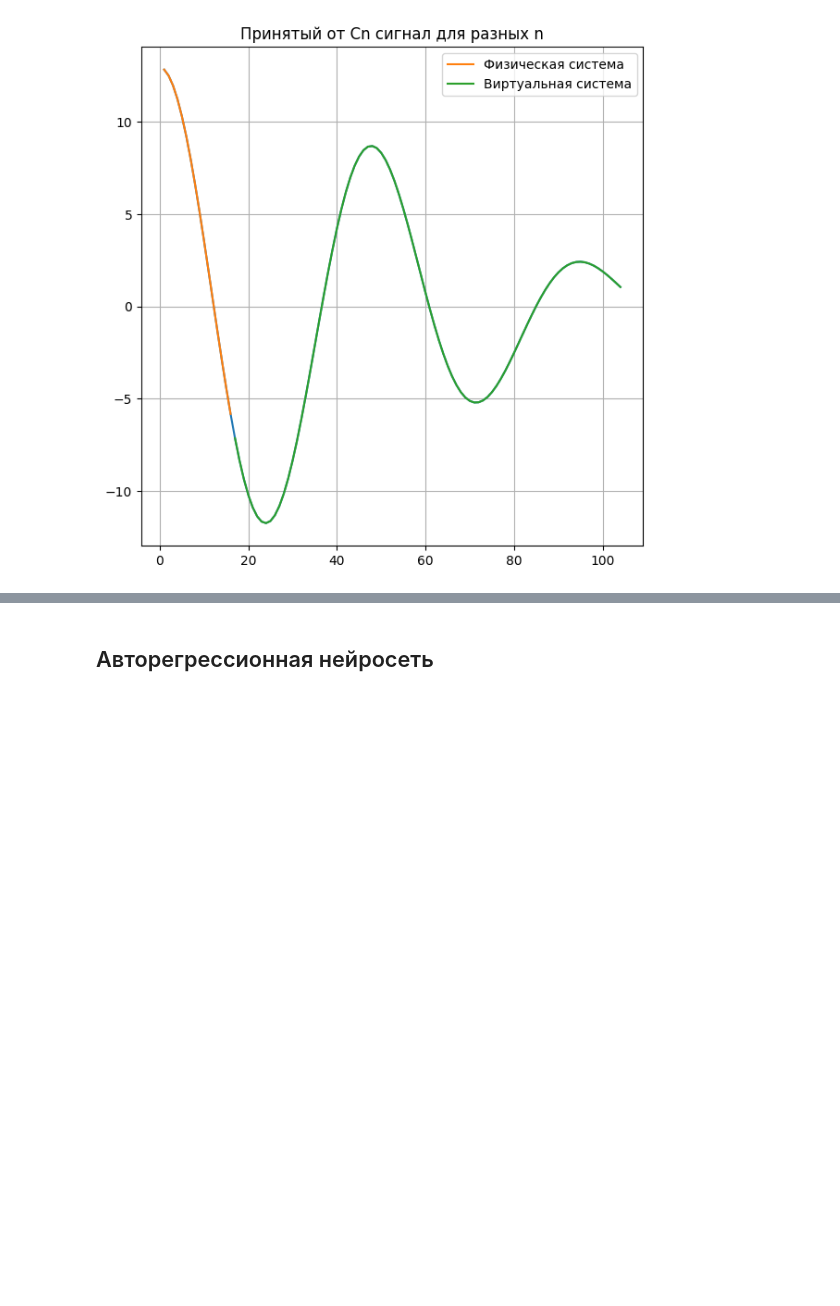
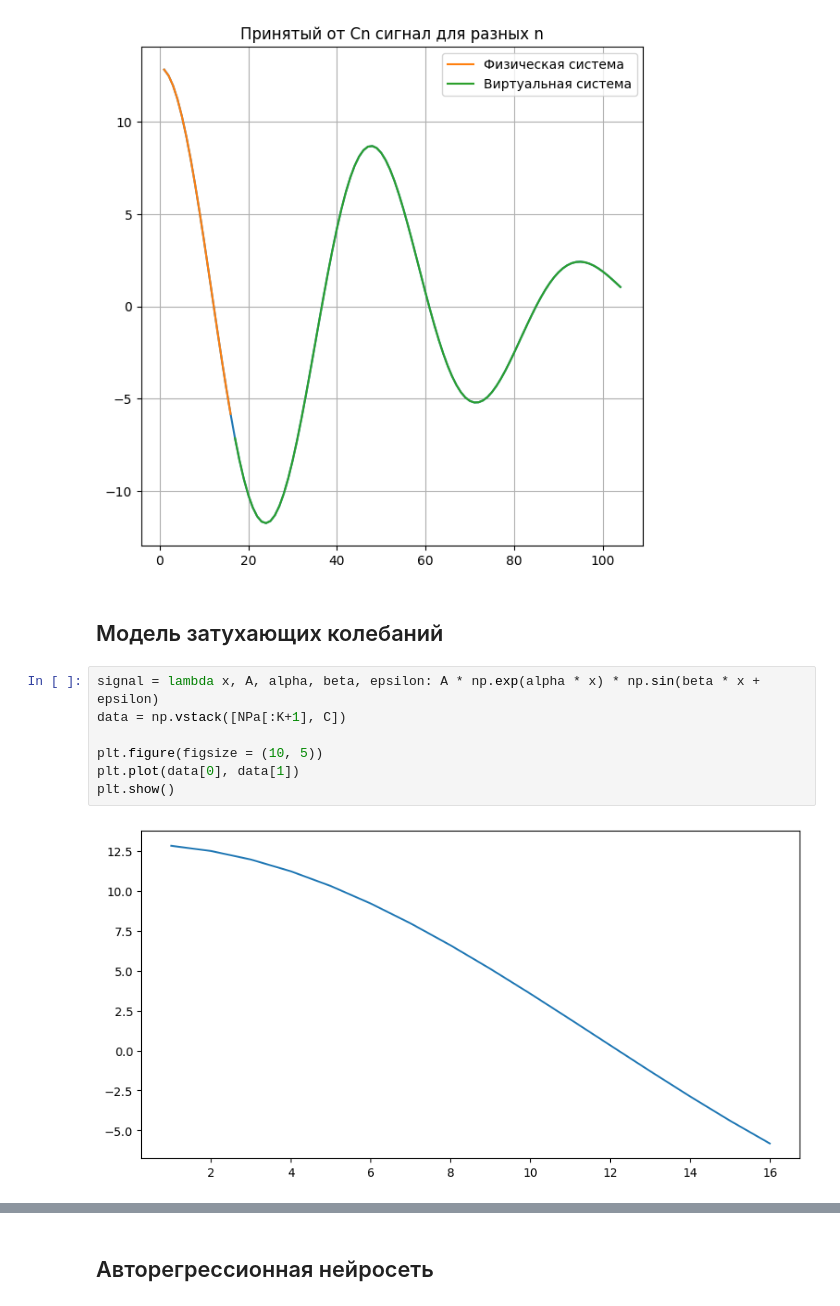
Before and after one commit to qwerty29544/superresolution_nn, a Jupyter notebook: ipynb/Superresolution_mathcad.ipynb, the cells around one changed output, grey strips where cells are left out. Drawn from its saved outputs; the diff is of its cells as text; blank space fills up the shorter version.

```diff
--- a/ipynb/Superresolution_mathcad.ipynb
+++ b/ipynb/Superresolution_mathcad.ipynb
@@ -130,3 +188,14 @@ plt.legend()
 plt.grid()
 # %% [output]
 [figure]
+# %% [markdown]
+## Модель затухающих колебаний
+# %%
+signal = lambda x, A, alpha, beta, epsilon: A * np.exp(alpha * x) * np.sin(beta * x + epsilon)
+data = np.vstack([NPa[:K+1], C])
+
+plt.figure(figsize = (10, 5))
+plt.plot(data[0], data[1])
+plt.show()
+# %% [output]
+[figure, added]
```
Also changed, not shown: parts of 17 cells of this notebook, 1 other file.
